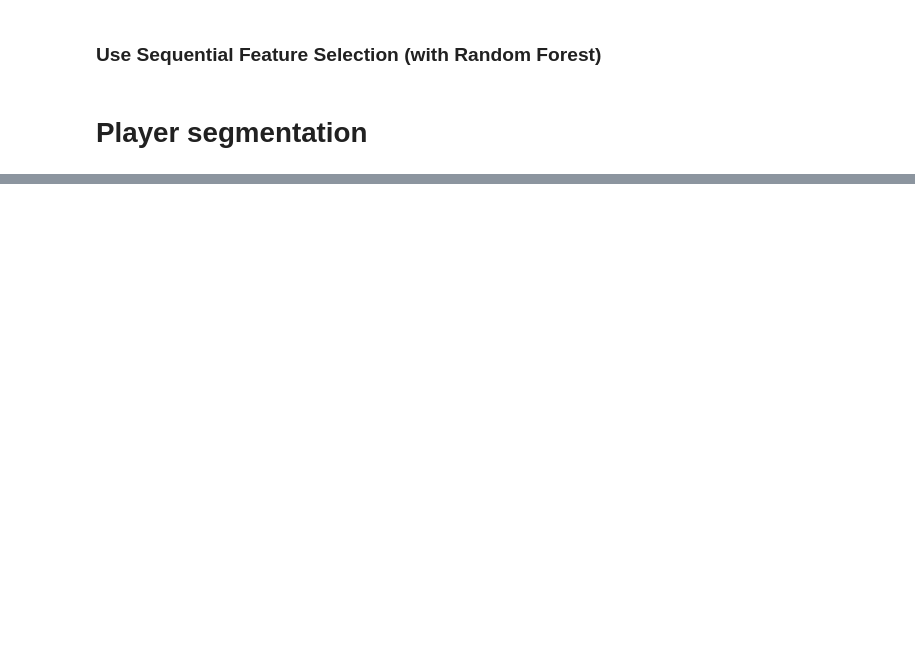
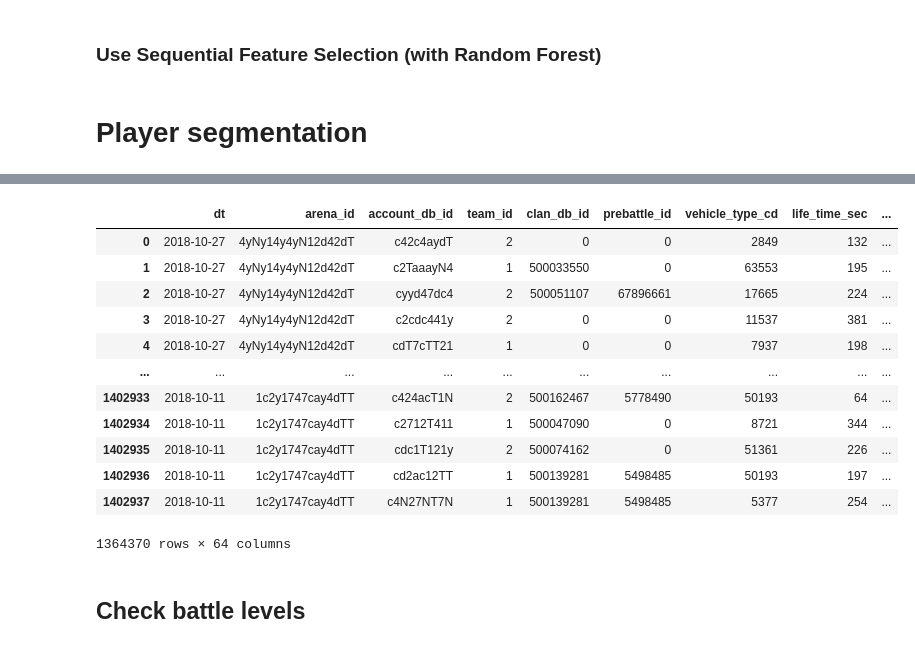
Before and after one commit to Egorka1/WG_Forge, a Jupyter notebook: WGProject.ipynb, the cells around one changed output, grey strips where cells are left out. Drawn from its saved outputs; the diff is of its cells as text; code cells hidden in the pictures; blank space fills up the shorter version.

```diff
--- a/WGProject.ipynb
+++ b/WGProject.ipynb
@@ -1154,0 +1065,4 @@ players.info()
+# %%
+battles = joined_data.groupby('arena_id')['account_db_id'].count()
+full_battles = battles[battles == 30]
+full_battles
@@ -1154,0 +1083,19 @@ players.info()
+# %%
+full_battles_data = joined_data[joined_data['arena_id'].isin(full_battles.index.values)]
+full_battles_data
+# %% [output]
+|  | dt | arena_id | account_db_id | team_id | clan_db_id | prebattle_id | vehicle_type_cd | life_time_sec | ... |
+| 0 | 2018-10-27 | 4yNy14y4yN12d42dT | c42c4aydT | 2 | 0 | 0 | 2849 | 132 | ... |
+| 1 | 2018-10-27 | 4yNy14y4yN12d42dT | c2TaaayN4 | 1 | 500033550 | 0 | 63553 | 195 | ... |
+| 2 | 2018-10-27 | 4yNy14y4yN12d42dT | cyyd47dc4 | 2 | 500051107 | 67896661 | 17665 | 224 | ... |
+| 3 | 2018-10-27 | 4yNy14y4yN12d42dT | c2cdc441y | 2 | 0 | 0 | 11537 | 381 | ... |
+| 4 | 2018-10-27 | 4yNy14y4yN12d42dT | cdT7cTT21 | 1 | 0 | 0 | 7937 | 198 | ... |
+| ... | ... | ... | ... | ... | ... | ... | ... | ... | ... |
+| 1402933 | 2018-10-11 | 1c2y1747cay4dTT | c424acT1N | 2 | 500162467 | 5778490 | 50193 | 64 | ... |
+| 1402934 | 2018-10-11 | 1c2y1747cay4dTT | c2712T411 | 1 | 500047090 | 0 | 8721 | 344 | ... |
+| 1402935 | 2018-10-11 | 1c2y1747cay4dTT | cdc1T121y | 2 | 500074162 | 0 | 51361 | 226 | ... |
+| 1402936 | 2018-10-11 | 1c2y1747cay4dTT | cd2ac12TT | 1 | 500139281 | 5498485 | 50193 | 197 | ... |
+| 1402937 | 2018-10-11 | 1c2y1747cay4dTT | c4N27NT7N | 1 | 500139281 | 5498485 | 5377 | 254 | ... |
+1364370 rows × 64 columns
+# %% [markdown]
+## Check battle levels
```
Also changed, not shown: parts of 82 cells of this notebook.
